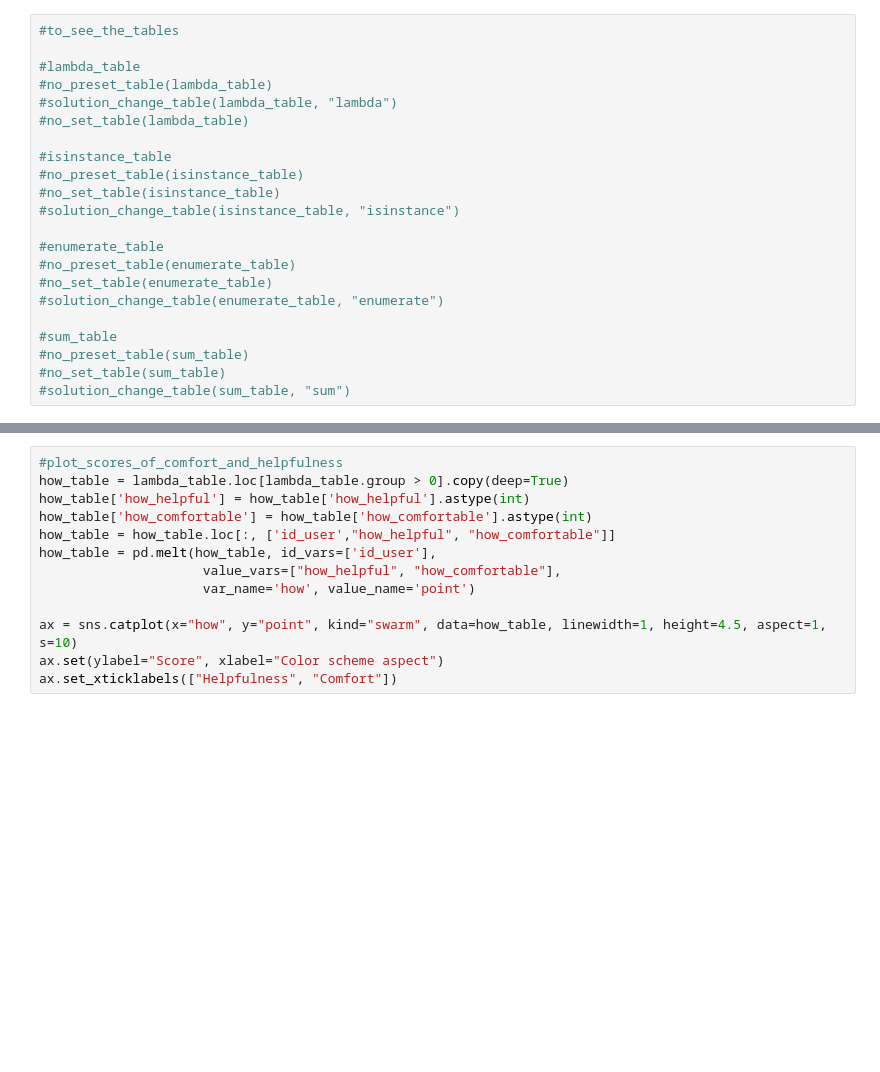
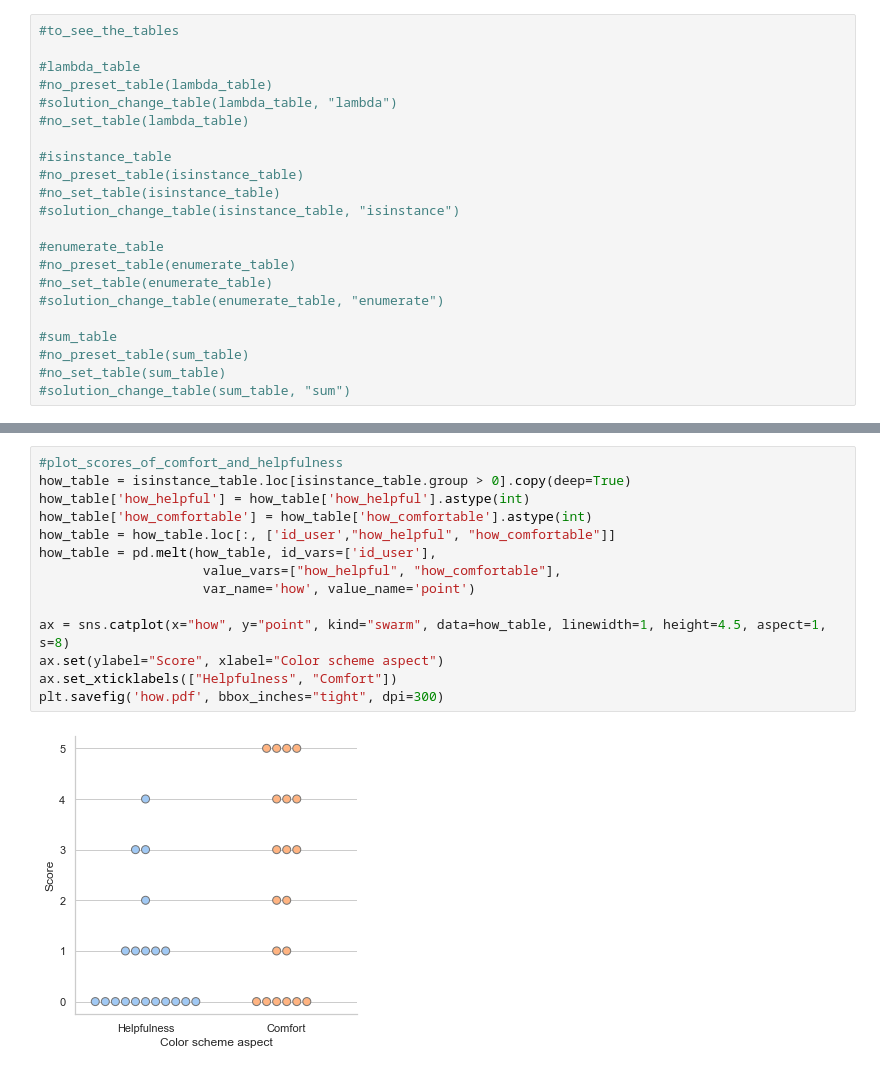
Before and after one commit to JetBrains-Research/overcoming, a Jupyter notebook: calculations/over_cal.ipynb, the cells around one changed output, grey strips where cells are left out. Drawn from its saved outputs; the diff is of its cells as text; blank space fills up the shorter version.

```diff
--- a/calculations/over_cal.ipynb
+++ b/calculations/over_cal.ipynb
@@ -146,13 +185,16 @@ ax.set(ylabel="Time delta in seconds", xlabel="Group")
 # %%
 #plot_scores_of_comfort_and_helpfulness
-how_table = lambda_table.loc[lambda_table.group > 0].copy(deep=True)
+how_table = isinstance_table.loc[isinstance_table.group > 0].copy(deep=True)
 how_table['how_helpful'] = how_table['how_helpful'].astype(int)
 how_table['how_comfortable'] = how_table['how_comfortable'].astype(int)
 how_table = how_table.loc[:, ['id_user',"how_helpful", "how_comfortable"]]
 how_table = pd.melt(how_table, id_vars=['id_user'],
                      value_vars=["how_helpful", "how_comfortable"],
                      var_name='how', value_name='point')
 
-ax = sns.catplot(x="how", y="point", kind="swarm", data=how_table, linewidth=1, height=4.5, aspect=1, s=10)
+ax = sns.catplot(x="how", y="point", kind="swarm", data=how_table, linewidth=1, height=4.5, aspect=1, s=8)
 ax.set(ylabel="Score", xlabel="Color scheme aspect")
 ax.set_xticklabels(["Helpfulness", "Comfort"])
+plt.savefig('how.pdf', bbox_inches="tight", dpi=300)
+# %% [output]
+[figure, added]
```
Also changed, not shown: parts of 10 cells of this notebook.
